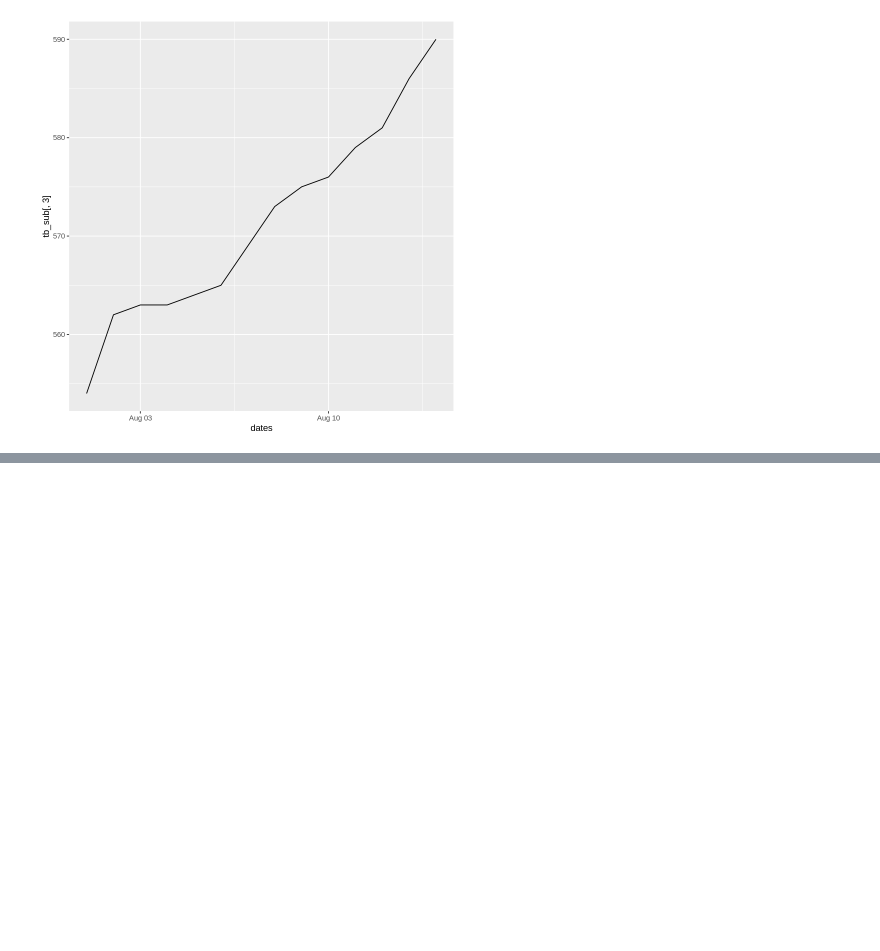
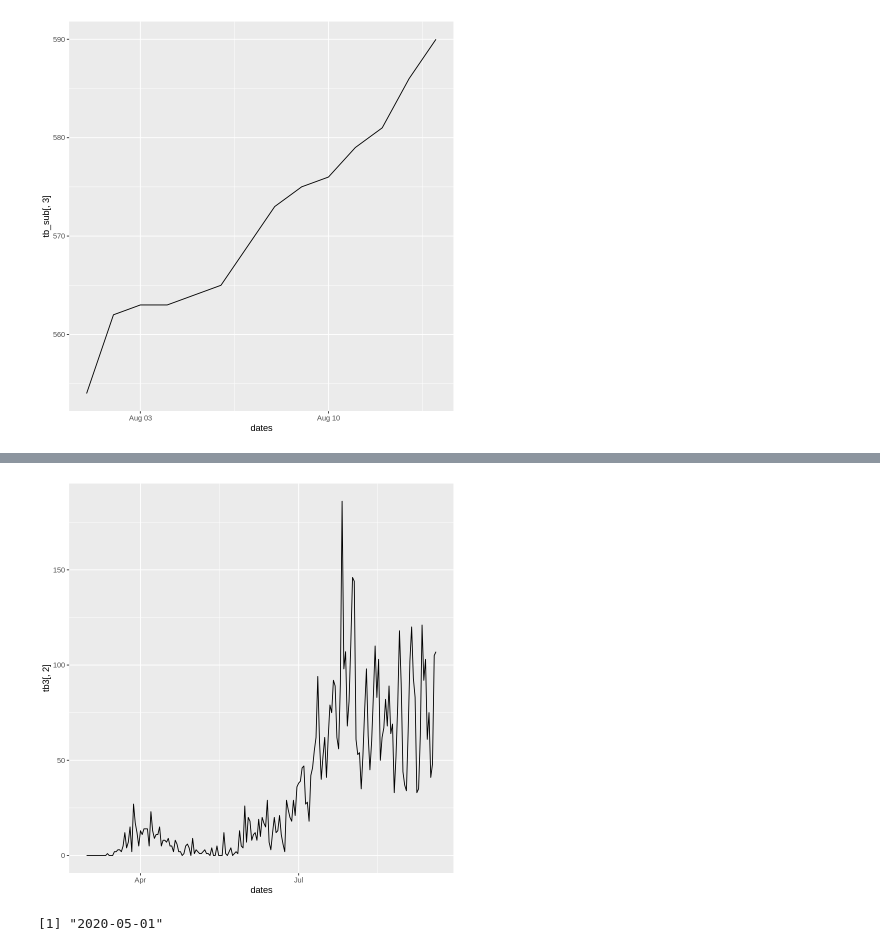
Before and after one commit to hongqin/Use-R-in-CoLab, a Jupyter notebook: R_analysis_of_Covid19_in_CoLab.ipynb, the cells around one changed output, grey strips where cells are left out. Cells and saved outputs as stored; diff of their text form; code cells hidden in the pictures; blank space fills up the shorter version.

Commit message:
add state daily cases, plot, wget google mobility data

```diff
--- a/R_analysis_of_Covid19_in_CoLab.ipynb
+++ b/R_analysis_of_Covid19_in_CoLab.ipynb
@@ -319,0 +344,4 @@ ggplot(tb_sub, aes( x = dates, y=tb_sub[,3])) + geom_line()
+# %%
+tb0 = read_csv(url("https://raw.githubusercontent.com/CSSEGISandData/COVID-19/master/csse_covid_19_data/csse_covid_19_time_series/time_series_covid19_confirmed_US.csv"))
+#str(tb.jhu) #this is a tibble
+head(tb0)
@@ -319,0 +370,8 @@ ggplot(tb_sub, aes( x = dates, y=tb_sub[,3])) + geom_line()
+# %%
+tb1 = tb0[, c(7, 50:length(tb[1,])) ]
+
+tb2 <- tb1 %>%
+  group_by(Province_State) %>%
+  summarize_if(is.numeric, sum,na.rm=TRUE)
+
+tb2
@@ -319,0 +460,4 @@ ggplot(tb_sub, aes( x = dates, y=tb_sub[,3])) + geom_line()
+# %%
+tb3 = apply(tb2[, 2:length(tb2[1,])], 1, diff)
+tb3= data.frame(tb3)
+head(tb3)
@@ -319,0 +539,3 @@ ggplot(tb_sub, aes( x = dates, y=tb_sub[,3])) + geom_line()
+# %%
+tb3$dates = mdy(row.names(tb3))
+head(tb3)
@@ -319,0 +569,9 @@ ggplot(tb_sub, aes( x = dates, y=tb_sub[,3])) + geom_line()
+# %%
+ggplot(tb3, aes(x=dates, y=tb3[,2])) + geom_line()
+# %% [output]
+[figure, added]
+# %%
+start = mdy("5/1/20")
+start
+# %% [output]
+[1] "2020-05-01"
```
Also changed, not shown: parts of 44 cells of this notebook.
